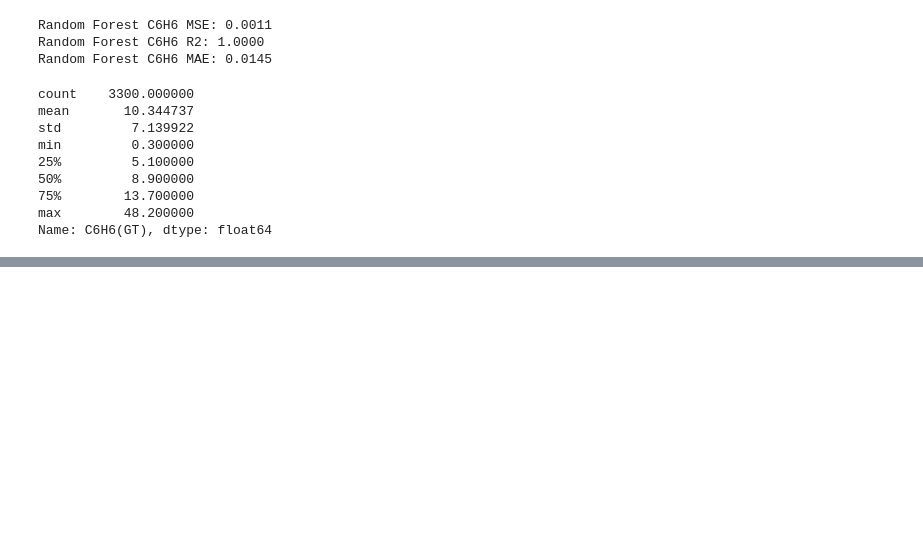
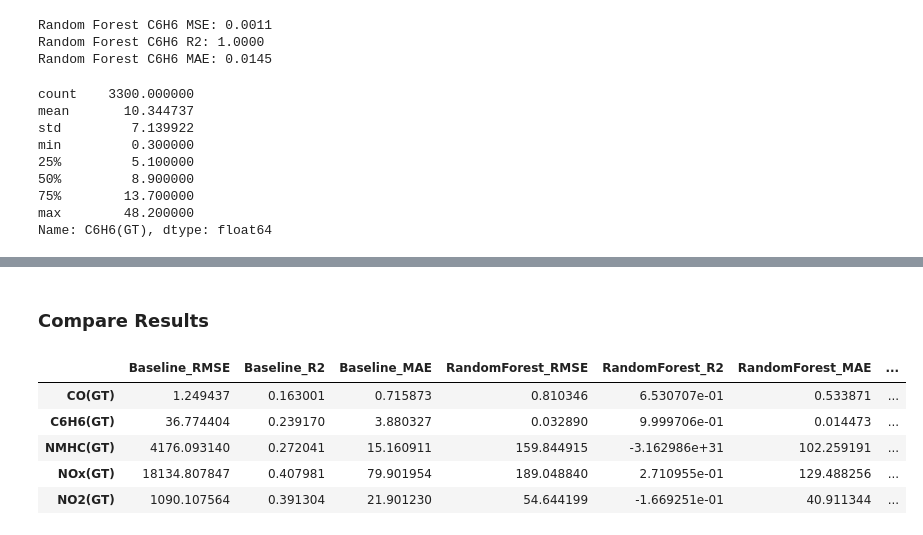
Before and after one commit to kanikaselva/AirQualityPredictionKafka, a Jupyter notebook: phase_3_predictive_analytics/modelDevelopment.ipynb, the cells around one changed output, grey strips where cells are left out. Cells and saved outputs as stored; diff of their text form; code cells hidden in the pictures; blank space fills up the shorter version.

```diff
--- a/phase_3_predictive_analytics/modelDevelopment.ipynb
+++ b/phase_3_predictive_analytics/modelDevelopment.ipynb
@@ -394,0 +773,45 @@ Name: C6H6(GT), dtype: float64
+# %% [markdown]
+### Compare Results
+# %%
+# Collect metrics for each chemical and method
+
+# Baseline
+baseline_metrics = baseline_results_df[['RMSE', 'R2', 'MAE']].copy()
+baseline_metrics.columns = ['Baseline_RMSE', 'Baseline_R2', 'Baseline_MAE']
+
+# Random Forest
+rf_metrics = pd.DataFrame({
+    'RandomForest_RMSE': [
+        mseCO**0.5, mseC6H6**0.5, mseNMHC**0.5, mseNOx**0.5, mseNO2**0.5
+    ],
+    'RandomForest_R2': [
+        r2CO, r2C6H6, r2NMHC, r2NOx, r2NO2
+    ],
+    'RandomForest_MAE': [
+        maeCO, maeC6H6, maeNMHC, maeNOx, maeNO2
+    ]
+}, index=baseline_metrics.index)
+
+# LSTM
+lstm_metrics = pd.DataFrame({
+    'LSTM_RMSE': [
+        rmseLSTMCO, rmseLSTMC6H6, rmseLSTMNMHC, rmseLSTMNOx, rmseLSTMNO2
+    ],
+    'LSTM_R2': [
+        r2LSTMCO, r2LSTMC6H6, r2LSTMNMHC, r2LSTMNOx, r2LSTMNO2
+    ],
+    'LSTM_MAE': [
+        maeLSTMCO, maeLSTMC6H6, maeLSTMNMHC, maeLSTMNOx, maeLSTMNO2
+    ]
+}, index=baseline_metrics.index)
+
+# Combine all metrics
+results_df = pd.concat([baseline_metrics, rf_metrics, lstm_metrics], axis=1)
+results_df
+# %% [output]
+|  | Baseline_RMSE | Baseline_R2 | Baseline_MAE | RandomForest_RMSE | RandomForest_R2 | RandomForest_MAE | ... |
+| CO(GT) | 1.249437 | 0.163001 | 0.715873 | 0.810346 | 6.530707e-01 | 0.533871 | ... |
+| C6H6(GT) | 36.774404 | 0.239170 | 3.880327 | 0.032890 | 9.999706e-01 | 0.014473 | ... |
+| NMHC(GT) | 4176.093140 | 0.272041 | 15.160911 | 159.844915 | -3.162986e+31 | 102.259191 | ... |
+| NOx(GT) | 18134.807847 | 0.407981 | 79.901954 | 189.048840 | 2.710955e-01 | 129.488256 | ... |
+| NO2(GT) | 1090.107564 | 0.391304 | 21.901230 | 54.644199 | -1.669251e-01 | 40.911344 | ... |
```
Also changed, not shown: parts of 7 cells of this notebook, 1 other file.
